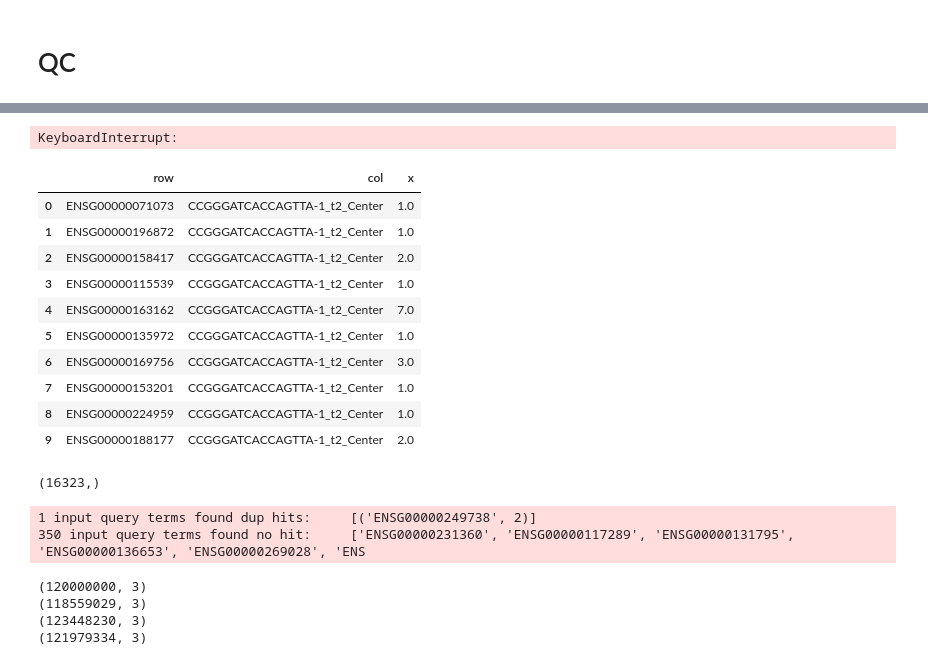
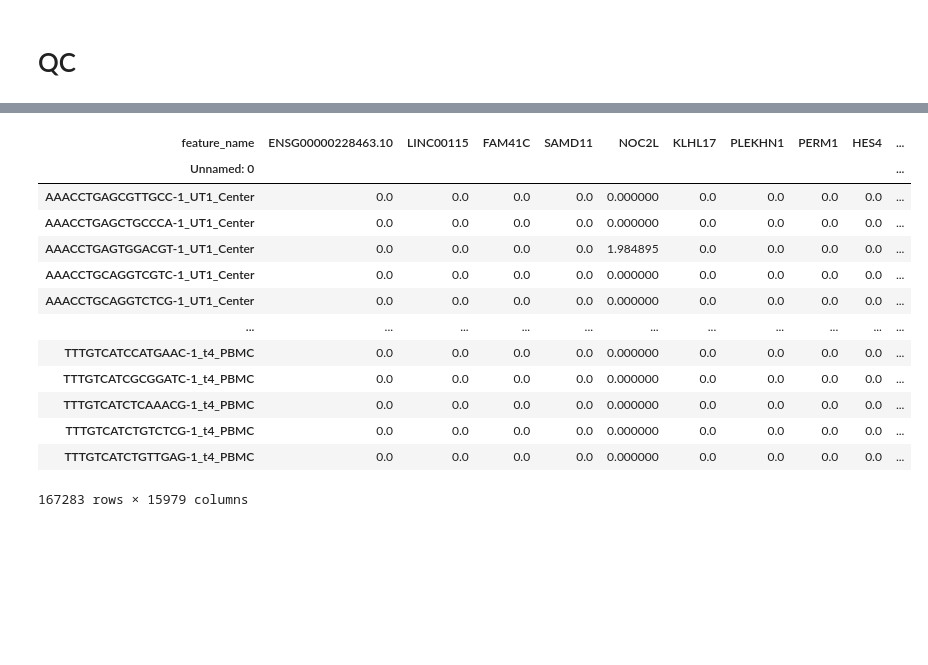
Before and after one commit to CRI-iAtlas/scRNAseq-dev, a Jupyter notebook: Krishna_2021/krishna_data_prep.ipynb, the cells around one changed output, grey strips where cells are left out. Cells and saved outputs as stored; diff of their text form; code cells hidden in the pictures; blank space fills up the shorter version.

```diff
--- a/Krishna_2021/krishna_data_prep.ipynb
+++ b/Krishna_2021/krishna_data_prep.ipynb
@@ -70,0 +18,4 @@ cluster [ 4 15 19 10  2 11 17  7 18  9  1  0 14  5 20  3 13 12 24  8 21 32 23 16
+# %%
+entity = syn.get('syn61363151')
+adata = sc.read_h5ad(entity.path)
+adata
@@ -115,38 +128,22 @@ We have the counts stored in two files. We will need to:
 # %%
-#loading files
-entity = syn.get('syn56559704')
-entity
-k1 = pd.read_feather(entity.path)
-
-entity = syn.get('syn56875708')
-entity
-k2 = pd.read_feather(entity.path)
+# Normalize and log-transform
+sc.pp.normalize_total(adata, target_sum=1e4)
+sc.pp.log1p(adata)
+adata.layers['normalized'] = adata.X
-# %% [output]
-KeyboardInterrupt:
 # %%
-k2.iloc[0:10]
+adata.to_df(layer="normalized")
 # %% [output]
-|  | row | col | x |
-| 0 | ENSG00000071073 | CCGGGATCACCAGTTA-1_t2_Center | 1.0 |
-| 1 | ENSG00000196872 | CCGGGATCACCAGTTA-1_t2_Center | 1.0 |
-| 2 | ENSG00000158417 | CCGGGATCACCAGTTA-1_t2_Center | 2.0 |
-| 3 | ENSG00000115539 | CCGGGATCACCAGTTA-1_t2_Center | 1.0 |
-| 4 | ENSG00000163162 | CCGGGATCACCAGTTA-1_t2_Center | 7.0 |
-| 5 | ENSG00000135972 | CCGGGATCACCAGTTA-1_t2_Center | 1.0 |
-| 6 | ENSG00000169756 | CCGGGATCACCAGTTA-1_t2_Center | 3.0 |
-| 7 | ENSG00000153201 | CCGGGATCACCAGTTA-1_t2_Center | 1.0 |
-| 8 | ENSG00000224959 | CCGGGATCACCAGTTA-1_t2_Center | 1.0 |
-| 9 | ENSG00000188177 | CCGGGATCACCAGTTA-1_t2_Center | 2.0 |
+| feature_name | ENSG00000228463.10 | LINC00115 | FAM41C | SAMD11 | NOC2L | KLHL17 | PLEKHN1 | PERM1 | HES4 | ... |
+| Unnamed: 0 |  |  |  |  |  |  |  |  |  | ... |
+| AAACCTGAGCGTTGCC-1_UT1_Center | 0.0 | 0.0 | 0.0 | 0.0 | 0.000000 | 0.0 | 0.0 | 0.0 | 0.0 | ... |
+| AAACCTGAGCTGCCCA-1_UT1_Center | 0.0 | 0.0 | 0.0 | 0.0 | 0.000000 | 0.0 | 0.0 | 0.0 | 0.0 | ... |
+| AAACCTGAGTGGACGT-1_UT1_Center | 0.0 | 0.0 | 0.0 | 0.0 | 1.984895 | 0.0 | 0.0 | 0.0 | 0.0 | ... |
+| AAACCTGCAGGTCGTC-1_UT1_Center | 0.0 | 0.0 | 0.0 | 0.0 | 0.000000 | 0.0 | 0.0 | 0.0 | 0.0 | ... |
+| AAACCTGCAGGTCTCG-1_UT1_Center | 0.0 | 0.0 | 0.0 | 0.0 | 0.000000 | 0.0 | 0.0 | 0.0 | 0.0 | ... |
+| ... | ... | ... | ... | ... | ... | ... | ... | ... | ... | ... |
+| TTTGTCATCCATGAAC-1_t4_PBMC | 0.0 | 0.0 | 0.0 | 0.0 | 0.000000 | 0.0 | 0.0 | 0.0 | 0.0 | ... |
+| TTTGTCATCGCGGATC-1_t4_PBMC | 0.0 | 0.0 | 0.0 | 0.0 | 0.000000 | 0.0 | 0.0 | 0.0 | 0.0 | ... |
+| TTTGTCATCTCAAACG-1_t4_PBMC | 0.0 | 0.0 | 0.0 | 0.0 | 0.000000 | 0.0 | 0.0 | 0.0 | 0.0 | ... |
+| TTTGTCATCTGTCTCG-1_t4_PBMC | 0.0 | 0.0 | 0.0 | 0.0 | 0.000000 | 0.0 | 0.0 | 0.0 | 0.0 | ... |
+| TTTGTCATCTGTTGAG-1_t4_PBMC | 0.0 | 0.0 | 0.0 | 0.0 | 0.000000 | 0.0 | 0.0 | 0.0 | 0.0 | ... |
+167283 rows × 15979 columns
-# %%
-#getting unique transcript ids
-transcripts = pd.concat([k1["row"], k2["row"]]).unique()
-transcripts.shape
-# %% [output]
-(16323,)
-# %%
-#getting gene symbols from transcript ids
-mg = mygene.MyGeneInfo()
-geneSyms = mg.querymany(transcripts, scopes='ensembl.gene', fields='symbol', species='human', returnall = False)
-# %% [output]
-1 input query terms found dup hits:     [('ENSG00000249738', 2)]
-350 input query terms found no hit:     ['ENSG00000231360', 'ENSG00000117289', 'ENSG00000131795', 'ENSG00000136653', 'ENSG00000269028', 'ENS
@@ -168,10 +149,0 @@ fk2 = k2[~k2["row"].isin(ensembl_without_genesymbol.keys())]
-# %%
-print(k1.shape)
-print(fk1.shape)
-print(k2.shape)
-print(fk2.shape)
-# %% [output]
-(120000000, 3)
-(118559029, 3)
-(123448230, 3)
-(121979334, 3)
```
Also changed, not shown: parts of 24 cells of this notebook, 1 other file.
